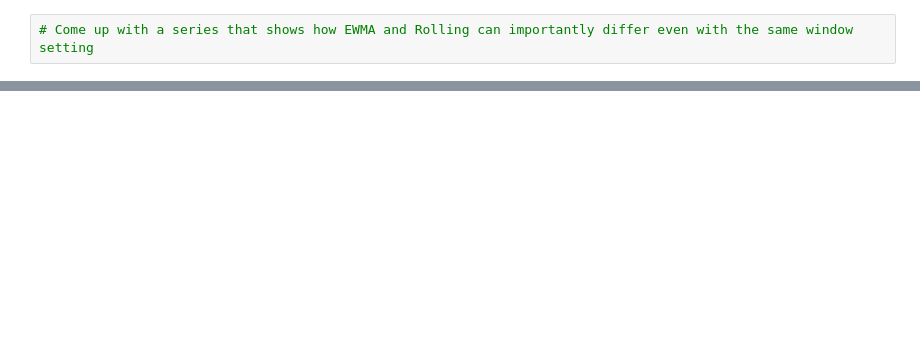
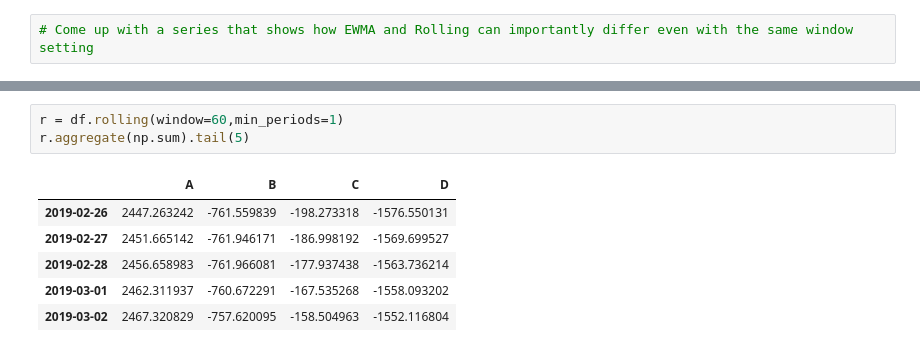
Before and after one commit to gpguerra7/Springboard-Exercises, a Jupyter notebook: TimeSeriesAnalysisWithPython-master/5. Moving Window Functions.ipynb, the cells around one changed output, grey strips where cells are left out. Drawn from its saved outputs; the diff is of its cells as text; blank space fills up the shorter version.

```diff
--- a/TimeSeriesAnalysisWithPython-master/5. Moving Window Functions.ipynb
+++ b/TimeSeriesAnalysisWithPython-master/5. Moving Window Functions.ipynb
@@ -106,0 +136,10 @@ df.expanding(min_periods = 1).mean()[1:5]
+# %%
+r = df.rolling(window=60,min_periods=1)
+r.aggregate(np.sum).tail(5)
+# %% [output]
+|  | A | B | C | D |
+| 2019-02-26 | 2447.263242 | -761.559839 | -198.273318 | -1576.550131 |
+| 2019-02-27 | 2451.665142 | -761.946171 | -186.998192 | -1569.699527 |
+| 2019-02-28 | 2456.658983 | -761.966081 | -177.937438 | -1563.736214 |
+| 2019-03-01 | 2462.311937 | -760.672291 | -167.535268 | -1558.093202 |
+| 2019-03-02 | 2467.320829 | -757.620095 | -158.504963 | -1552.116804 |
```
Also changed, not shown: parts of 11 cells of this notebook, 4 other files.
